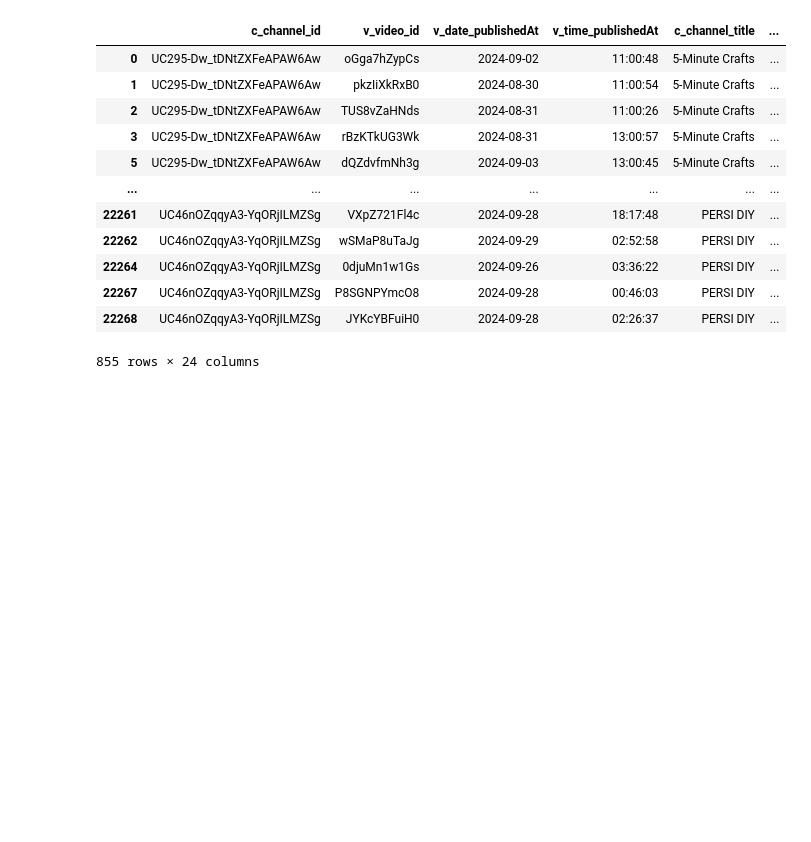
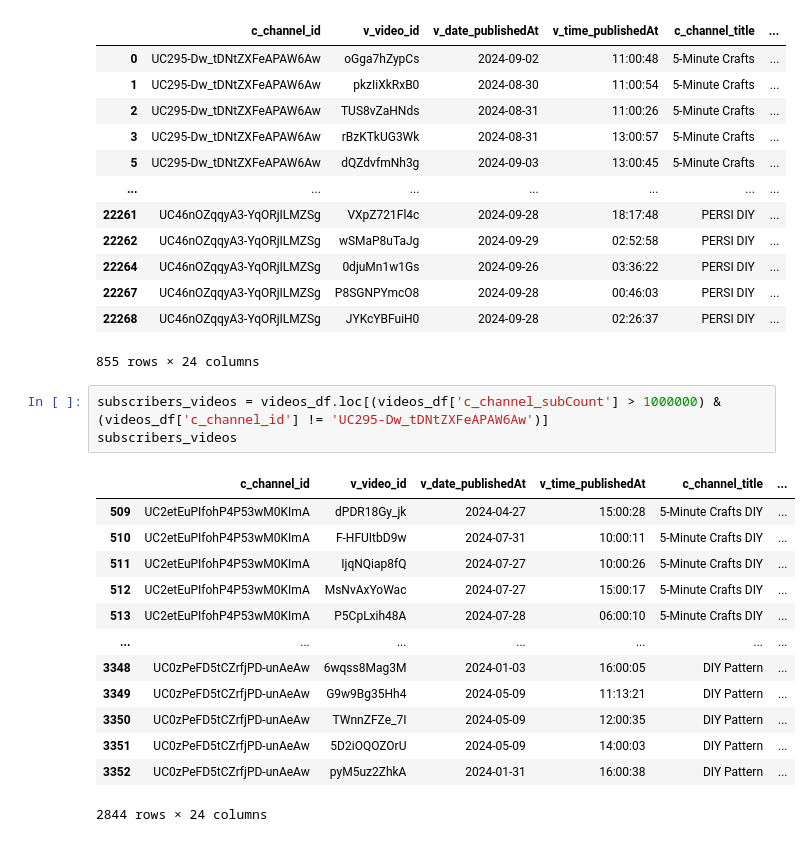
Before and after one commit to YannisPapa/Project-4, a Jupyter notebook: checking_video_data.ipynb, the cells around one changed output. Cells and saved outputs as stored; diff of their text form; blank space fills up the shorter version.

```diff
--- a/checking_video_data.ipynb
+++ b/checking_video_data.ipynb
@@ -100,3 +100,20 @@ long_videos
 | 22267 | UC46nOZqqyA3-YqORjILMZSg | P8SGNPYmcO8 | 2024-09-28 | 00:46:03 | PERSI DIY | ... |
 | 22268 | UC46nOZqqyA3-YqORjILMZSg | JYKcYBFuiH0 | 2024-09-28 | 02:26:37 | PERSI DIY | ... |
 855 rows × 24 columns
+# %%
+subscribers_videos = videos_df.loc[(videos_df['c_channel_subCount'] > 1000000) & (videos_df['c_channel_id'] != 'UC295-Dw_tDNtZXFeAPAW6Aw')]
+subscribers_videos
+# %% [output]
+|  | c_channel_id | v_video_id | v_date_publishedAt | v_time_publishedAt | c_channel_title | ... |
+| 509 | UC2etEuPIfohP4P53wM0KImA | dPDR18Gy_jk | 2024-04-27 | 15:00:28 | 5-Minute Crafts DIY | ... |
+| 510 | UC2etEuPIfohP4P53wM0KImA | F-HFUItbD9w | 2024-07-31 | 10:00:11 | 5-Minute Crafts DIY | ... |
+| 511 | UC2etEuPIfohP4P53wM0KImA | IjqNQiap8fQ | 2024-07-27 | 10:00:26 | 5-Minute Crafts DIY | ... |
+| 512 | UC2etEuPIfohP4P53wM0KImA | MsNvAxYoWac | 2024-07-27 | 15:00:17 | 5-Minute Crafts DIY | ... |
+| 513 | UC2etEuPIfohP4P53wM0KImA | P5CpLxih48A | 2024-07-28 | 06:00:10 | 5-Minute Crafts DIY | ... |
+| ... | ... | ... | ... | ... | ... | ... |
+| 3348 | UC0zPeFD5tCZrfjPD-unAeAw | 6wqss8Mag3M | 2024-01-03 | 16:00:05 | DIY Pattern | ... |
+| 3349 | UC0zPeFD5tCZrfjPD-unAeAw | G9w9Bg35Hh4 | 2024-05-09 | 11:13:21 | DIY Pattern | ... |
+| 3350 | UC0zPeFD5tCZrfjPD-unAeAw | TWnnZFZe_7I | 2024-05-09 | 12:00:35 | DIY Pattern | ... |
+| 3351 | UC0zPeFD5tCZrfjPD-unAeAw | 5D2iOQOZOrU | 2024-05-09 | 14:00:03 | DIY Pattern | ... |
+| 3352 | UC0zPeFD5tCZrfjPD-unAeAw | pyM5uz2ZhkA | 2024-01-31 | 16:00:38 | DIY Pattern | ... |
+2844 rows × 24 columns
```
Also changed, not shown: 4 other files.
